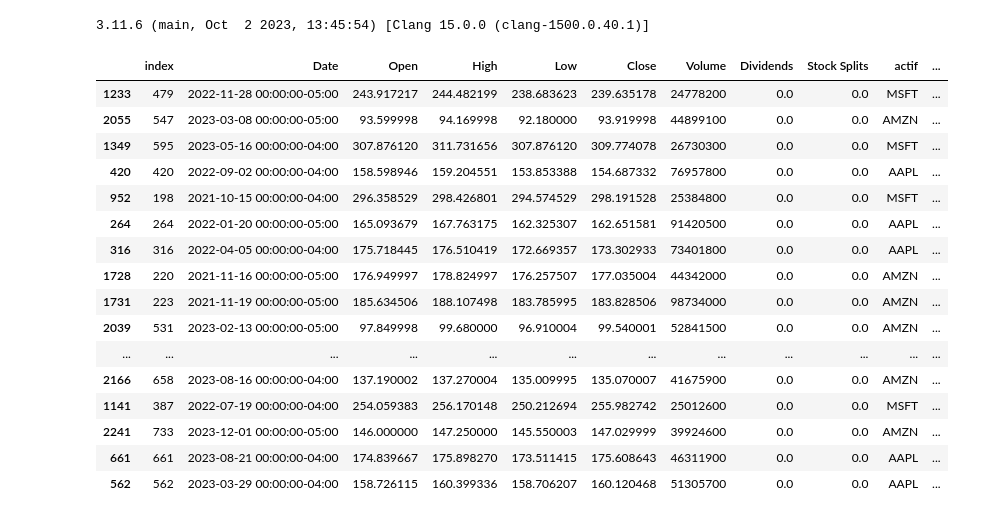
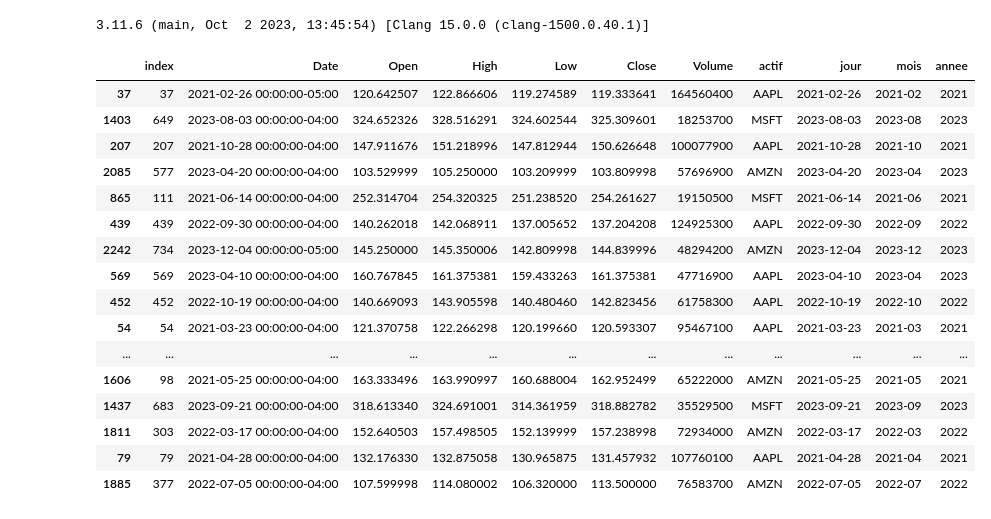
Before and after one commit to BaptPicxDev/exercice-finance-loulou, a Jupyter notebook: loulou.ipynb, the cells around one changed output. Saved outputs shown, nothing was run; the diff lists cells and outputs as text; code cells hidden in the pictures.

```diff
--- a/loulou.ipynb
+++ b/loulou.ipynb
@@ -13,53 +13,54 @@ def retrieve_hist_assets(assets: list, window_range="2y") -> list:
     """Retrieve asset history values.
 
     Ecrire une fonction qui prend en entrée une liste de 5 actifs et qui renvoie les prix journaliers sur
     une fenêtre de 2 à 3 ans (le choix est donné à l’utilisateur) à partir de Yahoo Finance.
 
     N.B.:
         - package link: https://pypi.org/project/yfinance/
     :param assets: list of assets (max 5)
     :return: asset historical list
     """
     if len(assets) > 5:
         raise ValueError("On ne peut pas avoir plus de 5 assets!")
     if not window_range in ["2y", "3y"]:
         raise ValueError("Tu peux seulement demander 2y -> historique 2 ans ou 3y -> ...")
     df = pd.DataFrame()
     for asset in assets:
         msft = yf.Ticker(asset)
         hist = msft.history(period=window_range)
         hist_df = pd.DataFrame(hist)
         hist_df["actif"] = asset
         hist_df = hist_df.reset_index()
-        hist_df["jour"] = hist_df.Date.dt.strftime('%Y-%m-%d')
-        hist_df["mois"] = hist_df.Date.dt.strftime('%Y-%m')
-        hist_df["annee"] = hist_df.Date.dt.strftime('%Y')
         if df.empty:
             df = hist_df.copy()
         else:
             df = pd.concat([df, hist_df])
+    df["jour"] = df.Date.dt.strftime('%Y-%m-%d')
+    df["mois"] = df.Date.dt.strftime('%Y-%m')
+    df["annee"] = df.Date.dt.strftime('%Y')
+    df = df.drop(columns=["Dividends", "Stock Splits"])
     return df.reset_index()
 
 df = retrieve_hist_assets(assets=["AAPL", "MSFT", "AMZN"], window_range="3y")
 df.sample(30)
 # %% [output]
-|  | index | Date | Open | High | Low | Close | Volume | Dividends | Stock Splits | actif | ... |
-| 1233 | 479 | 2022-11-28 00:00:00-05:00 | 243.917217 | 244.482199 | 238.683623 | 239.635178 | 24778200 | 0.0 | 0.0 | MSFT | ... |
-| 2055 | 547 | 2023-03-08 00:00:00-05:00 | 93.599998 | 94.169998 | 92.180000 | 93.919998 | 44899100 | 0.0 | 0.0 | AMZN | ... |
-| 1349 | 595 | 2023-05-16 00:00:00-04:00 | 307.876120 | 311.731656 | 307.876120 | 309.774078 | 26730300 | 0.0 | 0.0 | MSFT | ... |
-| 420 | 420 | 2022-09-02 00:00:00-04:00 | 158.598946 | 159.204551 | 153.853388 | 154.687332 | 76957800 | 0.0 | 0.0 | AAPL | ... |
-| 952 | 198 | 2021-10-15 00:00:00-04:00 | 296.358529 | 298.426801 | 294.574529 | 298.191528 | 25384800 | 0.0 | 0.0 | MSFT | ... |
-| 264 | 264 | 2022-01-20 00:00:00-05:00 | 165.093679 | 167.763175 | 162.325307 | 162.651581 | 91420500 | 0.0 | 0.0 | AAPL | ... |
-| 316 | 316 | 2022-04-05 00:00:00-04:00 | 175.718445 | 176.510419 | 172.669357 | 173.302933 | 73401800 | 0.0 | 0.0 | AAPL | ... |
-| 1728 | 220 | 2021-11-16 00:00:00-05:00 | 176.949997 | 178.824997 | 176.257507 | 177.035004 | 44342000 | 0.0 | 0.0 | AMZN | ... |
-| 1731 | 223 | 2021-11-19 00:00:00-05:00 | 185.634506 | 188.107498 | 183.785995 | 183.828506 | 98734000 | 0.0 | 0.0 | AMZN | ... |
-| 2039 | 531 | 2023-02-13 00:00:00-05:00 | 97.849998 | 99.680000 | 96.910004 | 99.540001 | 52841500 | 0.0 | 0.0 | AMZN | ... |
+|  | index | Date | Open | High | Low | Close | Volume | actif | jour | mois | annee |
+| 37 | 37 | 2021-02-26 00:00:00-05:00 | 120.642507 | 122.866606 | 119.274589 | 119.333641 | 164560400 | AAPL | 2021-02-26 | 2021-02 | 2021 |
+| 1403 | 649 | 2023-08-03 00:00:00-04:00 | 324.652326 | 328.516291 | 324.602544 | 325.309601 | 18253700 | MSFT | 2023-08-03 | 2023-08 | 2023 |
+| 207 | 207 | 2021-10-28 00:00:00-04:00 | 147.911676 | 151.218996 | 147.812944 | 150.626648 | 100077900 | AAPL | 2021-10-28 | 2021-10 | 2021 |
+| 2085 | 577 | 2023-04-20 00:00:00-04:00 | 103.529999 | 105.250000 | 103.209999 | 103.809998 | 57696900 | AMZN | 2023-04-20 | 2023-04 | 2023 |
+| 865 | 111 | 2021-06-14 00:00:00-04:00 | 252.314704 | 254.320325 | 251.238520 | 254.261627 | 19150500 | MSFT | 2021-06-14 | 2021-06 | 2021 |
+| 439 | 439 | 2022-09-30 00:00:00-04:00 | 140.262018 | 142.068911 | 137.005652 | 137.204208 | 124925300 | AAPL | 2022-09-30 | 2022-09 | 2022 |
+| 2242 | 734 | 2023-12-04 00:00:00-05:00 | 145.250000 | 145.350006 | 142.809998 | 144.839996 | 48294200 | AMZN | 2023-12-04 | 2023-12 | 2023 |
+| 569 | 569 | 2023-04-10 00:00:00-04:00 | 160.767845 | 161.375381 | 159.433263 | 161.375381 | 47716900 | AAPL | 2023-04-10 | 2023-04 | 2023 |
+| 452 | 452 | 2022-10-19 00:00:00-04:00 | 140.669093 | 143.905598 | 140.480460 | 142.823456 | 61758300 | AAPL | 2022-10-19 | 2022-10 | 2022 |
+| 54 | 54 | 2021-03-23 00:00:00-04:00 | 121.370758 | 122.266298 | 120.199660 | 120.593307 | 95467100 | AAPL | 2021-03-23 | 2021-03 | 2021 |
 | ... | ... | ... | ... | ... | ... | ... | ... | ... | ... | ... | ... |
-| 2166 | 658 | 2023-08-16 00:00:00-04:00 | 137.190002 | 137.270004 | 135.009995 | 135.070007 | 41675900 | 0.0 | 0.0 | AMZN | ... |
-| 1141 | 387 | 2022-07-19 00:00:00-04:00 | 254.059383 | 256.170148 | 250.212694 | 255.982742 | 25012600 | 0.0 | 0.0 | MSFT | ... |
-| 2241 | 733 | 2023-12-01 00:00:00-05:00 | 146.000000 | 147.250000 | 145.550003 | 147.029999 | 39924600 | 0.0 | 0.0 | AMZN | ... |
-| 661 | 661 | 2023-08-21 00:00:00-04:00 | 174.839667 | 175.898270 | 173.511415 | 175.608643 | 46311900 | 0.0 | 0.0 | AAPL | ... |
-| 562 | 562 | 2023-03-29 00:00:00-04:00 | 158.726115 | 160.399336 | 158.706207 | 160.120468 | 51305700 | 0.0 | 0.0 | AAPL | ... |
+| 1606 | 98 | 2021-05-25 00:00:00-04:00 | 163.333496 | 163.990997 | 160.688004 | 162.952499 | 65222000 | AMZN | 2021-05-25 | 2021-05 | 2021 |
+| 1437 | 683 | 2023-09-21 00:00:00-04:00 | 318.613340 | 324.691001 | 314.361959 | 318.882782 | 35529500 | MSFT | 2023-09-21 | 2023-09 | 2023 |
+| 1811 | 303 | 2022-03-17 00:00:00-04:00 | 152.640503 | 157.498505 | 152.139999 | 157.238998 | 72934000 | AMZN | 2022-03-17 | 2022-03 | 2022 |
+| 79 | 79 | 2021-04-28 00:00:00-04:00 | 132.176330 | 132.875058 | 130.965875 | 131.457932 | 107760100 | AAPL | 2021-04-28 | 2021-04 | 2021 |
+| 1885 | 377 | 2022-07-05 00:00:00-04:00 | 107.599998 | 114.080002 | 106.320000 | 113.500000 | 76583700 | AMZN | 2022-07-05 | 2022-07 | 2022 |
 # %%
 def get_rendement(df: pd.DataFrame) -> pd.DataFrame:
     """
```
Also changed, not shown: parts of 1 cell of this notebook.
